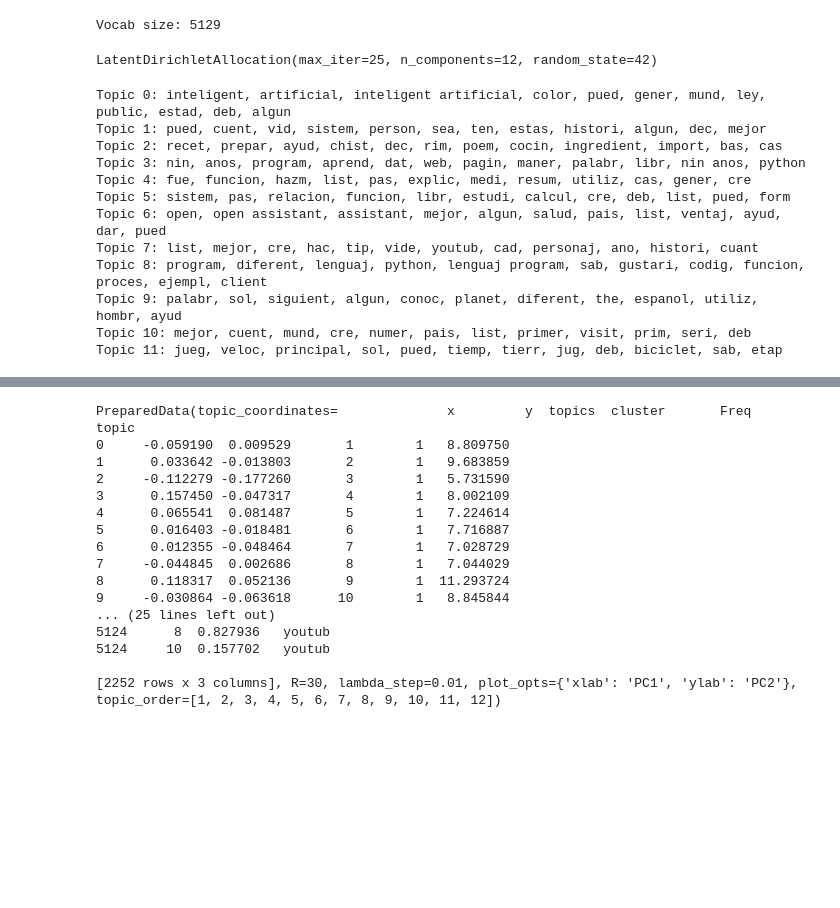
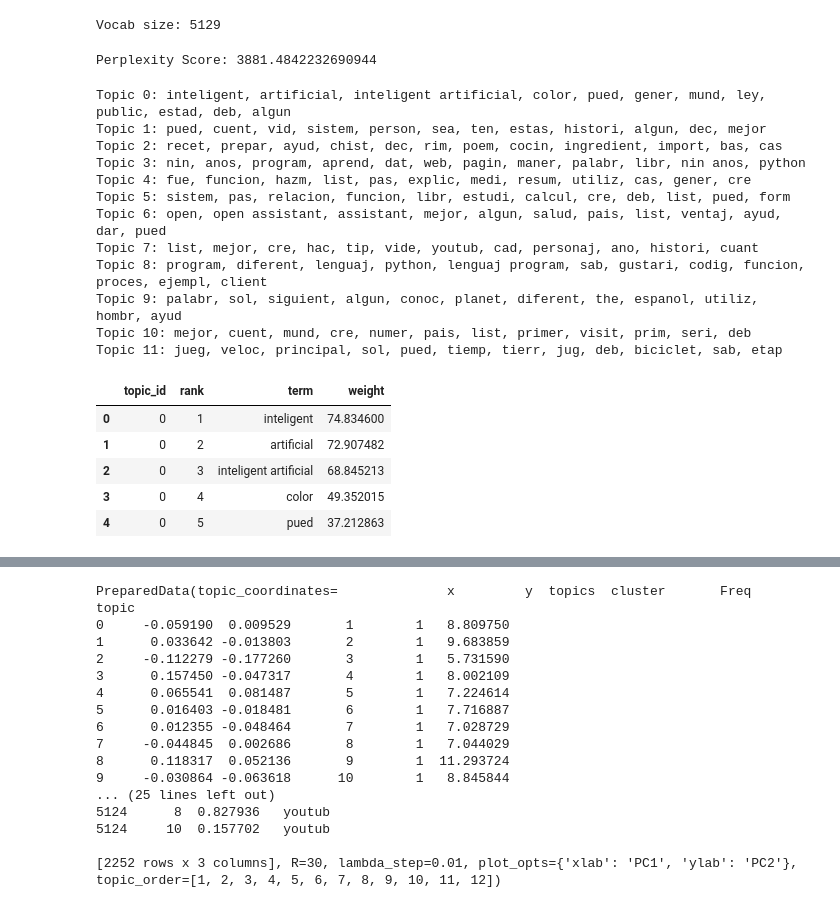
Before and after one commit to NxrFesdac/bourbaki-nlp-avanzado, a Jupyter notebook: modulo2/lda.ipynb, the cells around one changed output, grey strips where cells are left out. Cells and saved outputs as stored; diff of their text form; code cells hidden in the pictures; blank space fills up the shorter version.

```diff
--- a/modulo2/lda.ipynb
+++ b/modulo2/lda.ipynb
@@ -154,47 +167,58 @@ lda = LatentDirichletAllocation(
     max_iter=25
 )
 lda.fit(X)
+
+print(f"Perplexity Score: {lda.perplexity(X)}")
 # %% [output]
-LatentDirichletAllocation(max_iter=25, n_components=12, random_state=42)
+Perplexity Score: 3881.4842232690944
 # %%
 # -----------------------
 # 6) Topics: print + DataFrame of top words per topic
 # -----------------------
+# Demostramos las palabras más importantes para el topico
 def show_topics(model, vocab, top_n=12):
     for k, weights in enumerate(model.components_):
         top_idx = np.argsort(weights)[::-1][:top_n]
         top_terms = [vocab[i] for i in top_idx]
         print(f"Topic {k}: {', '.join(top_terms)}")
 
+# Demostramos las palabras más importantes para el topico en un dataframe con su peso para el topico
 def topics_dataframe(model, vocab, top_n=12):
     rows = []
     for topic_id, weights in enumerate(model.components_):
         top_idx = np.argsort(weights)[::-1][:top_n]
         for rank, i in enumerate(top_idx, start=1):
             rows.append({
                 "topic_id": topic_id,
                 "rank": rank,
                 "term": vocab[i],
                 "weight": float(weights[i]),
             })
     return pd.DataFrame(rows)
 
 show_topics(lda, vocab, top_n=12)
 
 df_topics = topics_dataframe(lda, vocab, top_n=12)
+df_topics.head()
 # %% [output]
 Topic 0: inteligent, artificial, inteligent artificial, color, pued, gener, mund, ley, public, estad, deb, algun
 Topic 1: pued, cuent, vid, sistem, person, sea, ten, estas, histori, algun, dec, mejor
 Topic 2: recet, prepar, ayud, chist, dec, rim, poem, cocin, ingredient, import, bas, cas
 Topic 3: nin, anos, program, aprend, dat, web, pagin, maner, palabr, libr, nin anos, python
 Topic 4: fue, funcion, hazm, list, pas, explic, medi, resum, utiliz, cas, gener, cre
 Topic 5: sistem, pas, relacion, funcion, libr, estudi, calcul, cre, deb, list, pued, form
 Topic 6: open, open assistant, assistant, mejor, algun, salud, pais, list, ventaj, ayud, dar, pued
 Topic 7: list, mejor, cre, hac, tip, vide, youtub, cad, personaj, ano, histori, cuant
 Topic 8: program, diferent, lenguaj, python, lenguaj program, sab, gustari, codig, funcion, proces, ejempl, client
 Topic 9: palabr, sol, siguient, algun, conoc, planet, diferent, the, espanol, utiliz, hombr, ayud
 Topic 10: mejor, cuent, mund, cre, numer, pais, list, primer, visit, prim, seri, deb
 Topic 11: jueg, veloc, principal, sol, pued, tiemp, tierr, jug, deb, biciclet, sab, etap
+|  | topic_id | rank | term | weight |
+| 0 | 0 | 1 | inteligent | 74.834600 |
+| 1 | 0 | 2 | artificial | 72.907482 |
+| 2 | 0 | 3 | inteligent artificial | 68.845213 |
+| 3 | 0 | 4 | color | 49.352015 |
+| 4 | 0 | 5 | pued | 37.212863 |
 # %%
 # -----------------------
 # 7) Documents: DataFrame with topic assignment + probabilities
```
Also changed, not shown: parts of 13 cells of this notebook.
